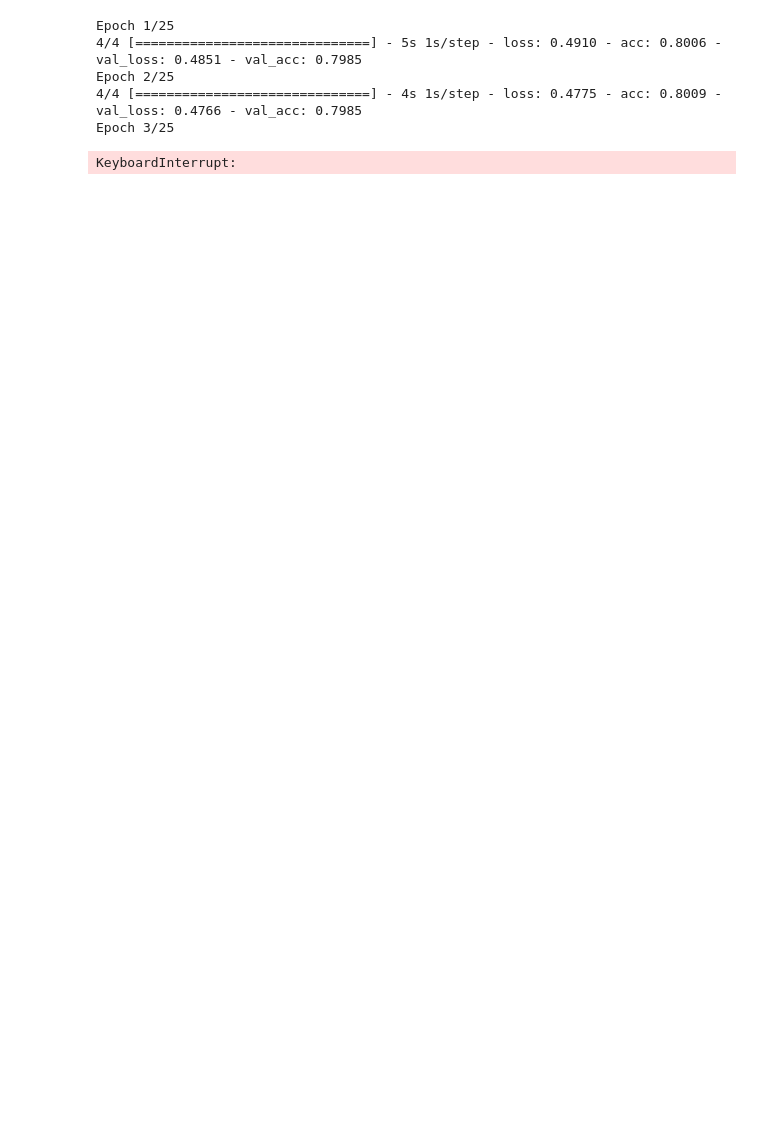
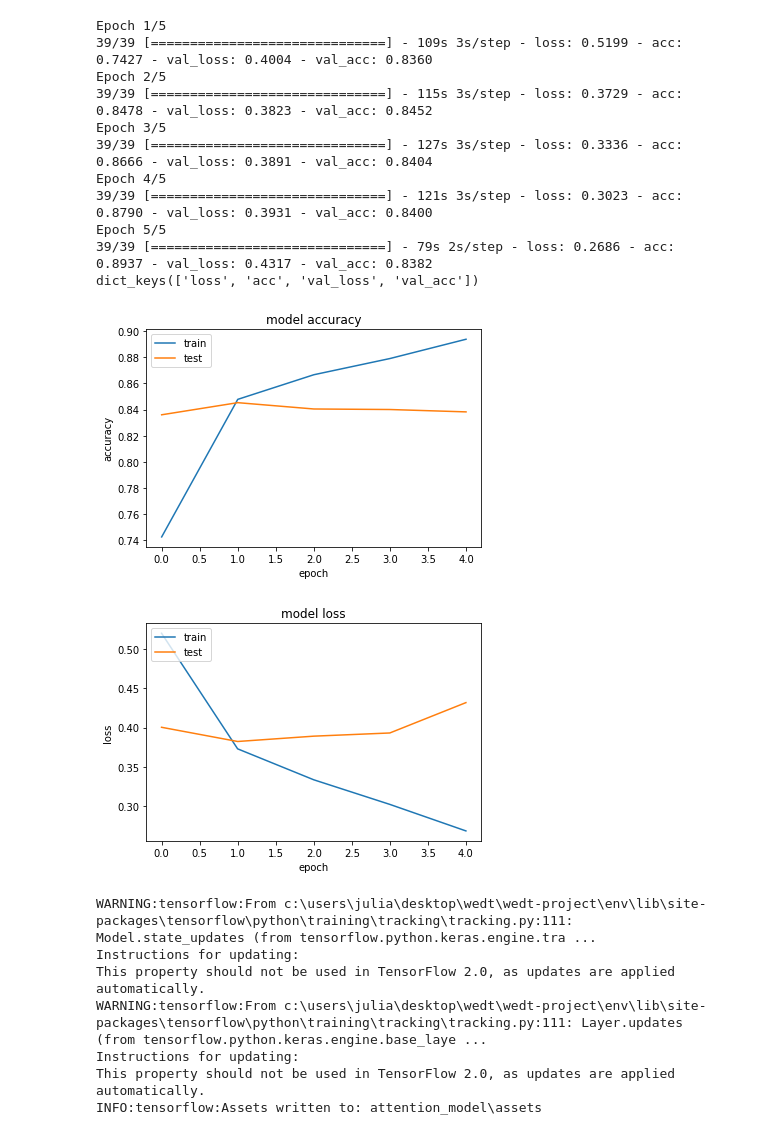
Before and after one commit to paatrycjaa/wedt-toxic-span-detection, a Jupyter notebook: attention.ipynb, the cells around one changed output. Drawn from its saved outputs; the diff is of its cells as text; code cells hidden in the pictures; blank space fills up the shorter version.

```diff
--- a/attention.ipynb
+++ b/attention.ipynb
@@ -182,3 +183,18 @@ y_val = np.vstack(labels[-nb_validation_samples:])
+# %%
+y_softmax_train = np.zeros((y_train.shape[0], 2))
+y_softmax_val = np.zeros((y_val.shape[0], 2))
+# %%
+for i in range(0, y_softmax_train.shape[0]):
+    if y_train[i] == 0:
+        y_softmax_train[i][0] = 1
+    else :
+        y_softmax_train[i][1] = 1
+# %%
+for i in range(0, y_softmax_val.shape[0]):
+    if y_val[i] == 0:
+        y_softmax_val[i][0] = 1
+    else :
+        y_softmax_val[i][1] = 1
 # %%
 embedding_layer = Embedding(len(word_index)+1 ,EMBED_SIZE,weights=[embedding_matrix], input_length=MAX_WORD_NUM, trainable= True, name='embedding')
 word_input = Input(shape=MAX_WORD_NUM, dtype='float32', name='input')
@@ -186,7 +202,7 @@ word_sequences = embedding_layer(word_input)
 word_lstm = Bidirectional(LSTM(40, return_sequences=True, kernel_regularizer=l2_reg), name='bidirectional')(word_sequences)
 word_dense = Dense(70, kernel_regularizer=l2_reg, name='dense')(word_lstm)
 word_att = Dropout(0.2)(Attention(name='attention')(word_dense))#
-preds = Dense(1, activation='relu', name='dense_final')(word_att) ##softmax, elu?
+preds = Dense(2, activation='softmax', name='dense_final')(word_att) ##softmax, elu?
 model = Model(word_input, preds)
 model.compile(loss='binary_crossentropy',optimizer='rmsprop',metrics=['acc']) ##adam
 checkpoint = ModelCheckpoint('best_model_embeddings.h5', verbose=-2, monitor='val_loss',save_best_only=True, mode='auto')
@@ -210,32 +226,46 @@ Non-trainable params: 0
 _________________________________________________________________
 None
 # %%
-history = model.fit(x_train, y_train, validation_data=(x_val, y_val), epochs=25, batch_size=1024,shuffle=True, callbacks=[checkpoint])
+history = model.fit(x_train,  y_softmax_train, validation_data=(x_val, y_softmax_val), epochs=5, batch_size=512,shuffle=True, callbacks=[checkpoint])
 print(history.history.keys())
 plt.plot(history.history['acc'])
 plt.plot(history.history['val_acc'])
 plt.title('model accuracy')
 plt.ylabel('accuracy')
 plt.xlabel('epoch')
 plt.legend(['train', 'test'], loc='upper left')
 plt.show()
 
 plt.plot(history.history['loss'])
 plt.plot(history.history['val_loss'])
 plt.title('model loss')
 plt.ylabel('loss')
 plt.xlabel('epoch')
 plt.legend(['train', 'test'], loc='upper left')
 plt.show()
 
-model.save('best_model_embeddings.h5')
+model.save('attention_model')
 # %% [output]
-Epoch 1/25
-4/4 [==============================] - 5s 1s/step - loss: 0.4910 - acc: 0.8006 - val_loss: 0.4851 - val_acc: 0.7985
-Epoch 2/25
-4/4 [==============================] - 4s 1s/step - loss: 0.4775 - acc: 0.8009 - val_loss: 0.4766 - val_acc: 0.7985
-Epoch 3/25
+Epoch 1/5
+39/39 [==============================] - 109s 3s/step - loss: 0.5199 - acc: 0.7427 - val_loss: 0.4004 - val_acc: 0.8360
+Epoch 2/5
+39/39 [==============================] - 115s 3s/step - loss: 0.3729 - acc: 0.8478 - val_loss: 0.3823 - val_acc: 0.8452
+Epoch 3/5
+39/39 [==============================] - 127s 3s/step - loss: 0.3336 - acc: 0.8666 - val_loss: 0.3891 - val_acc: 0.8404
+Epoch 4/5
+39/39 [==============================] - 121s 3s/step - loss: 0.3023 - acc: 0.8790 - val_loss: 0.3931 - val_acc: 0.8400
+Epoch 5/5
+39/39 [==============================] - 79s 2s/step - loss: 0.2686 - acc: 0.8937 - val_loss: 0.4317 - val_acc: 0.8382
+dict_keys(['loss', 'acc', 'val_loss', 'val_acc'])
+[figure, added]
+[figure, added]
-KeyboardInterrupt:
+WARNING:tensorflow:From c:\users\julia\desktop\wedt\wedt-project\env\lib\site-packages\tensorflow\python\training\tracking\tracking.py:111: Model.state_updates (from tensorflow.python.keras.engine.tra ...
+Instructions for updating:
+This property should not be used in TensorFlow 2.0, as updates are applied automatically.
+WARNING:tensorflow:From c:\users\julia\desktop\wedt\wedt-project\env\lib\site-packages\tensorflow\python\training\tracking\tracking.py:111: Layer.updates (from tensorflow.python.keras.engine.base_laye ...
+Instructions for updating:
+This property should not be used in TensorFlow 2.0, as updates are applied automatically.
+INFO:tensorflow:Assets written to: attention_model\assets
 # %%
 def wordAttentionWeights(sequenceSentence,weights):
     """
```
Also changed, not shown: parts of 13 cells of this notebook, 7 other files.
